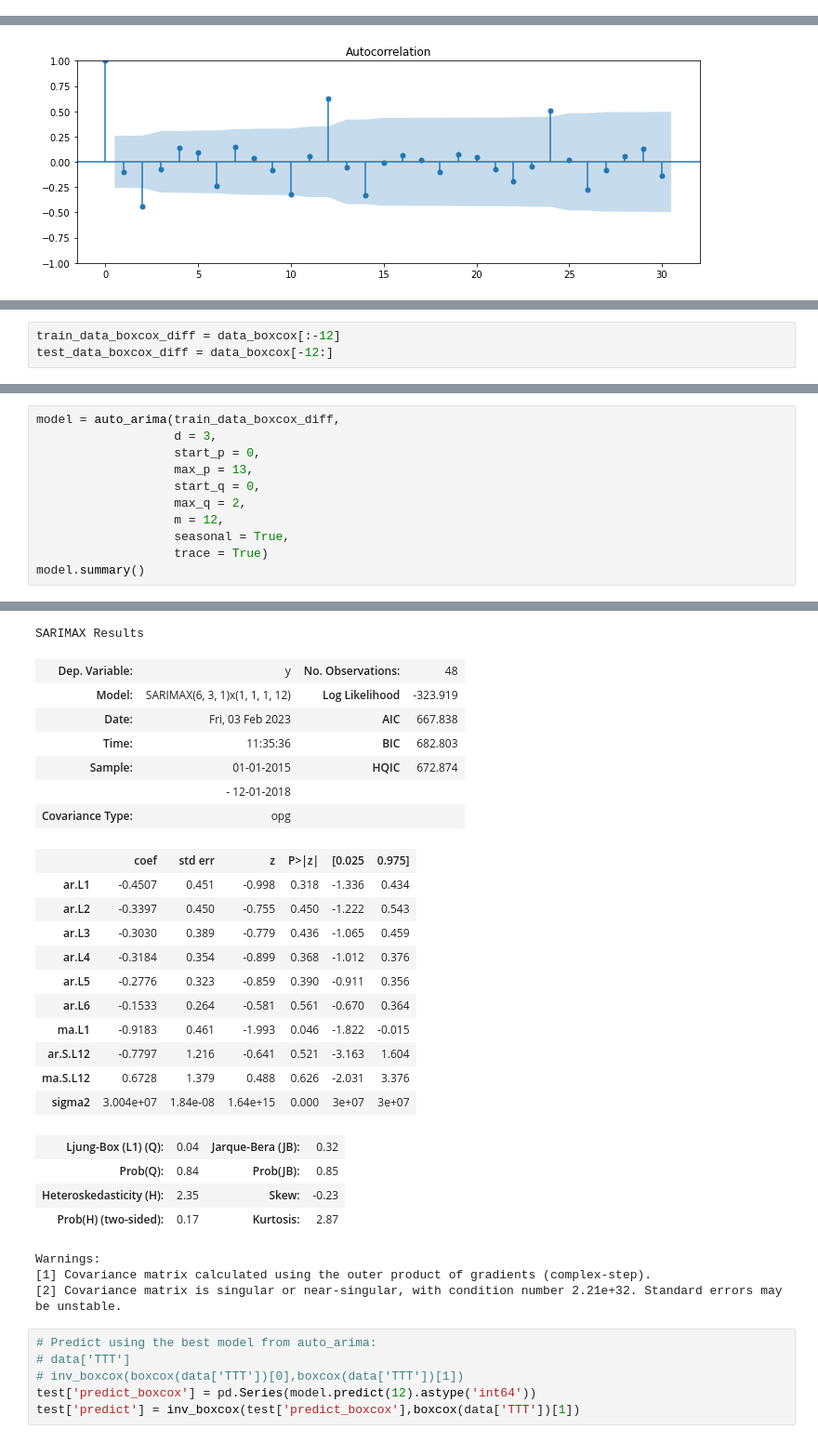
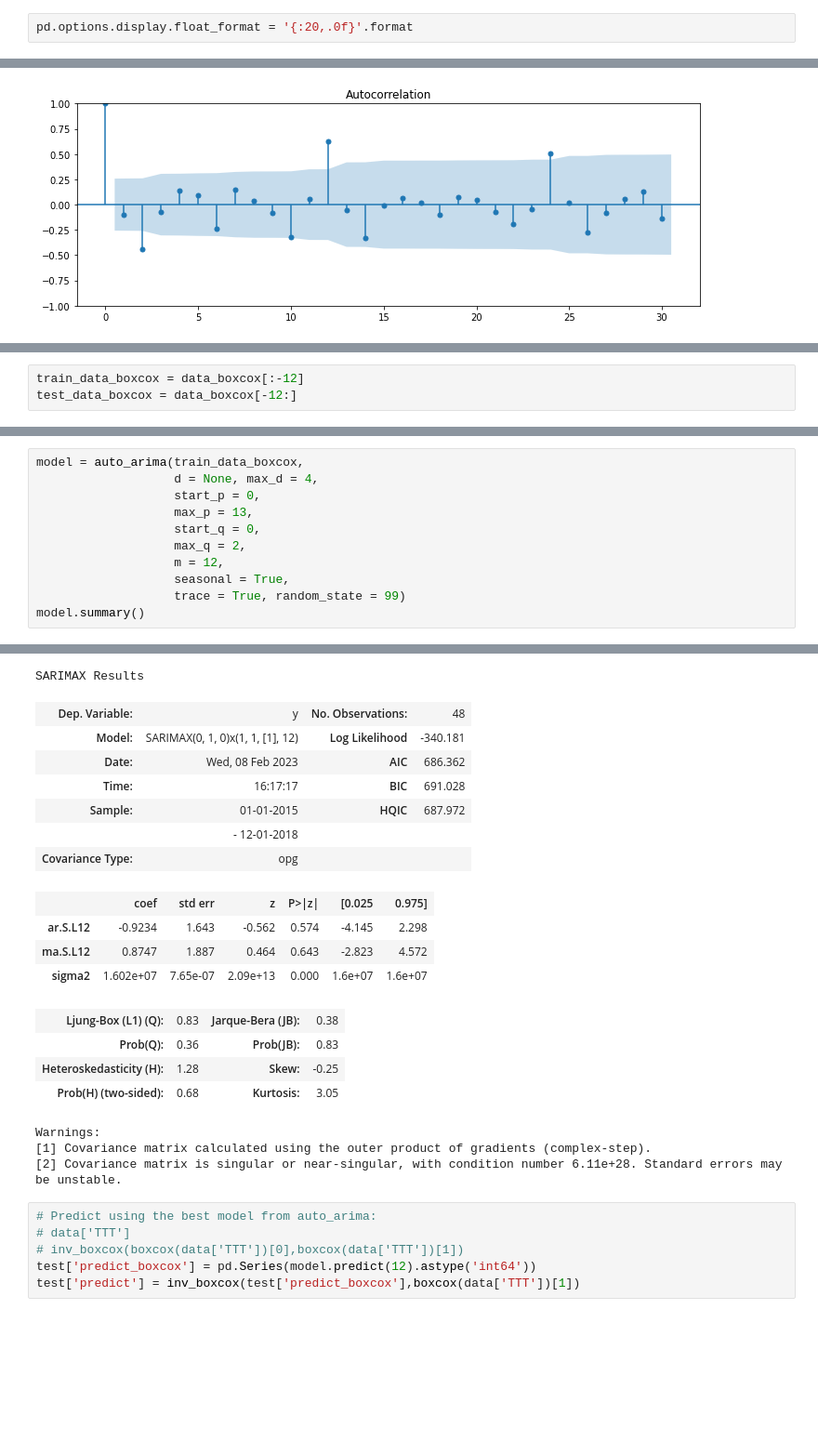
Before and after one commit to Alan-Wolf-VN/passenger_forecast, a Jupyter notebook: pax_forecast.ipynb, the cells around one changed output, grey strips where cells are left out. Shown at 93% size. Drawn from its saved outputs; the diff is of its cells as text; blank space fills up the shorter version.

```diff
--- a/pax_forecast.ipynb
+++ b/pax_forecast.ipynb
@@ -16,6 +18,8 @@ from statsmodels.graphics.tsaplots import plot_acf, plot_pacf
 from statsmodels.tsa.statespace.sarimax import SARIMAX
 from statsmodels.tsa.vector_ar.vecm import coint_johansen
 from pmdarima.arima import auto_arima
+# %%
+pd.options.display.float_format = '{:20,.0f}'.format
 # %%
 data = pd.read_excel('data.xlsx')
 # %%
@@ -413,4 +411,4 @@ Conclusion:
 # %%
-train_data_boxcox_diff = data_boxcox[:-12]
-test_data_boxcox_diff = data_boxcox[-12:]
+train_data_boxcox = data_boxcox[:-12]
+test_data_boxcox = data_boxcox[-12:]
 # %%
@@ -431,14 +429,14 @@ test_data_boxcox_diff
 dtype: float64
 # %%
-model = auto_arima(train_data_boxcox_diff,
-                   d = 3,
+model = auto_arima(train_data_boxcox,
+                   d = None, max_d = 4,
                    start_p = 0,
                    max_p = 13,
                    start_q = 0,
                    max_q = 2,
                    m = 12,
                    seasonal = True,
-                   trace = True)
+                   trace = True, random_state = 99)
 model.summary()
 # %% [output]
 Performing stepwise search to minimize aic
@@ -461,29 +461,22 @@ Total fit time: 41.634 seconds
 SARIMAX Results
 | Dep. Variable: | y | No. Observations: | 48 |
-| Model: | SARIMAX(6, 3, 1)x(1, 1, 1, 12) | Log Likelihood | -323.919 |
-| Date: | Fri, 03 Feb 2023 | AIC | 667.838 |
-| Time: | 11:35:36 | BIC | 682.803 |
-| Sample: | 01-01-2015 | HQIC | 672.874 |
+| Model: | SARIMAX(0, 1, 0)x(1, 1, [1], 12) | Log Likelihood | -340.181 |
+| Date: | Wed, 08 Feb 2023 | AIC | 686.362 |
+| Time: | 16:17:17 | BIC | 691.028 |
+| Sample: | 01-01-2015 | HQIC | 687.972 |
 |  | - 12-01-2018 |  |  |
 | Covariance Type: | opg |  |  |
 |  | coef | std err | z | P>|z| | [0.025 | 0.975] |
-| ar.L1 | -0.4507 | 0.451 | -0.998 | 0.318 | -1.336 | 0.434 |
-| ar.L2 | -0.3397 | 0.450 | -0.755 | 0.450 | -1.222 | 0.543 |
-| ar.L3 | -0.3030 | 0.389 | -0.779 | 0.436 | -1.065 | 0.459 |
-| ar.L4 | -0.3184 | 0.354 | -0.899 | 0.368 | -1.012 | 0.376 |
-| ar.L5 | -0.2776 | 0.323 | -0.859 | 0.390 | -0.911 | 0.356 |
-| ar.L6 | -0.1533 | 0.264 | -0.581 | 0.561 | -0.670 | 0.364 |
-| ma.L1 | -0.9183 | 0.461 | -1.993 | 0.046 | -1.822 | -0.015 |
-| ar.S.L12 | -0.7797 | 1.216 | -0.641 | 0.521 | -3.163 | 1.604 |
-| ma.S.L12 | 0.6728 | 1.379 | 0.488 | 0.626 | -2.031 | 3.376 |
-| sigma2 | 3.004e+07 | 1.84e-08 | 1.64e+15 | 0.000 | 3e+07 | 3e+07 |
+| ar.S.L12 | -0.9234 | 1.643 | -0.562 | 0.574 | -4.145 | 2.298 |
+| ma.S.L12 | 0.8747 | 1.887 | 0.464 | 0.643 | -2.823 | 4.572 |
+| sigma2 | 1.602e+07 | 7.65e-07 | 2.09e+13 | 0.000 | 1.6e+07 | 1.6e+07 |
-| Ljung-Box (L1) (Q): | 0.04 | Jarque-Bera (JB): | 0.32 |
-| Prob(Q): | 0.84 | Prob(JB): | 0.85 |
-| Heteroskedasticity (H): | 2.35 | Skew: | -0.23 |
-| Prob(H) (two-sided): | 0.17 | Kurtosis: | 2.87 |
+| Ljung-Box (L1) (Q): | 0.83 | Jarque-Bera (JB): | 0.38 |
+| Prob(Q): | 0.36 | Prob(JB): | 0.83 |
+| Heteroskedasticity (H): | 1.28 | Skew: | -0.25 |
+| Prob(H) (two-sided): | 0.68 | Kurtosis: | 3.05 |
 Warnings:
 [1] Covariance matrix calculated using the outer product of gradients (complex-step).
-[2] Covariance matrix is singular or near-singular, with condition number 2.21e+32. Standard errors may be unstable.
+[2] Covariance matrix is singular or near-singular, with condition number 6.11e+28. Standard errors may be unstable.
 # %%
 # Predict using the best model from auto_arima:
 # data['TTT']
```
Also changed, not shown: parts of 92 cells of this notebook, 3 other files.
